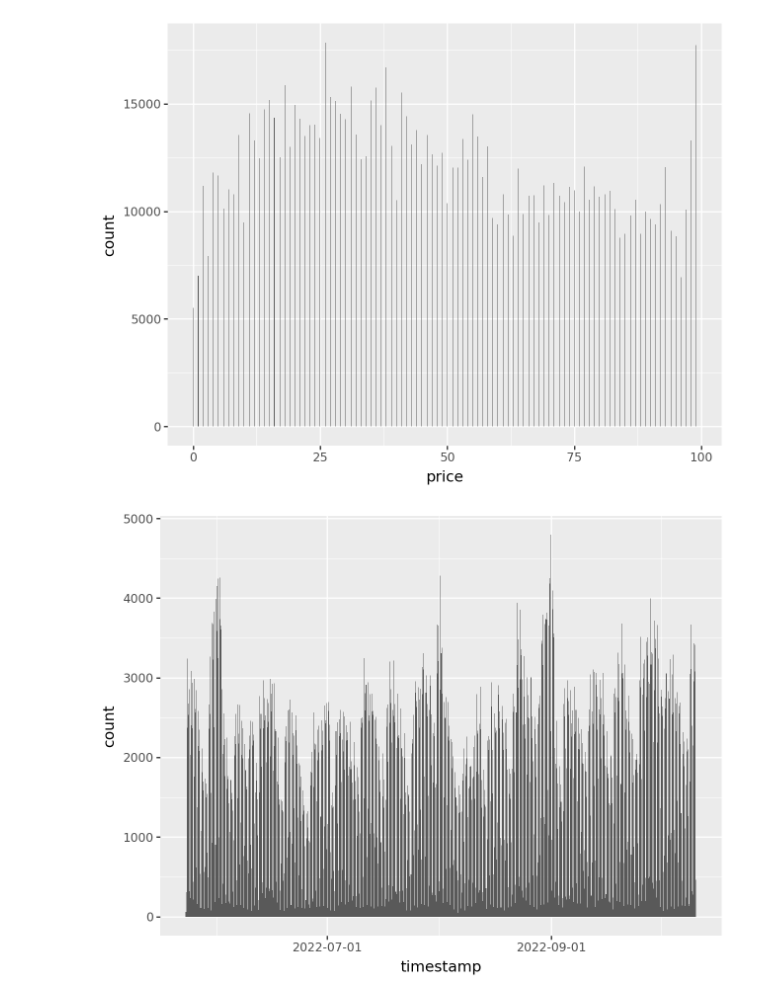
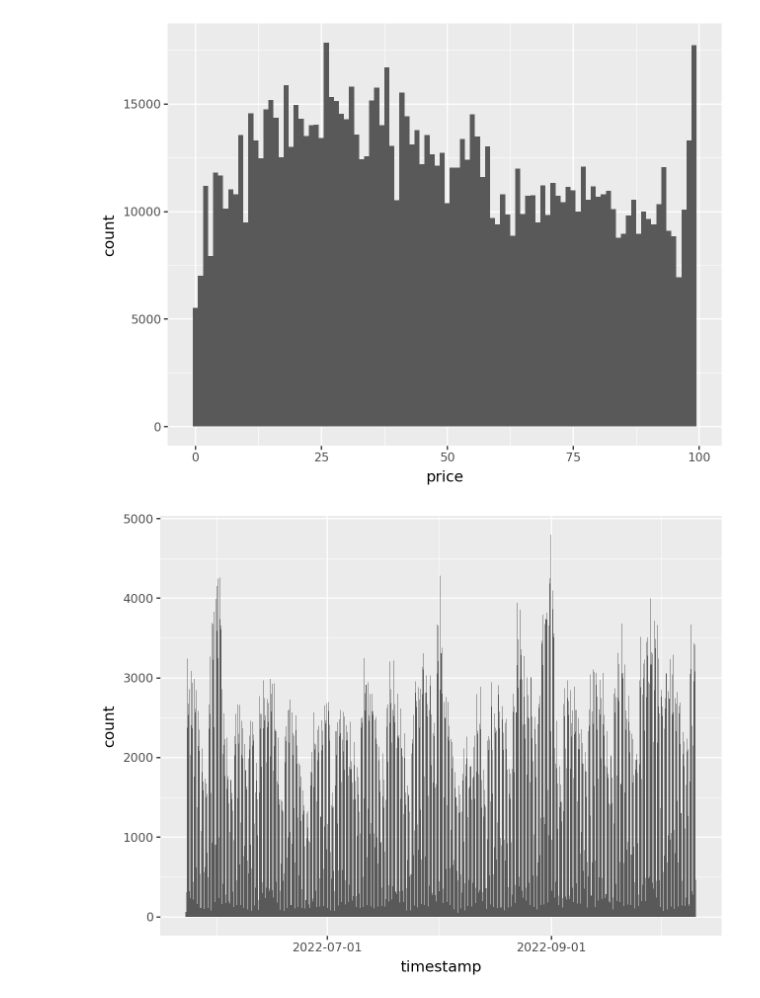
Before and after one commit to seanv507/recsys2025, a Jupyter notebook: analyse.ipynb, the cells around one changed output. Saved outputs shown, nothing was run; the diff lists cells and outputs as text; code cells hidden in the pictures.

```diff
--- a/analyse.ipynb
+++ b/analyse.ipynb
@@ -24,10 +76,2 @@ def list_int(df:pl.DataFrame,column:str):
 # %%
-dfs = {f: pl.read_parquet(f"ubc_data/{f}.parquet") for f in files}
+dfs = get_preprocessed_files(files)
-# %%
-for file in files:
-    if "timestamp" in dfs[file].columns:
-        dfs[file] = dfs[file].with_columns(pl.col("timestamp").str.to_datetime(time_unit="ms"))
-dfs["search_query"] = list_int(dfs["search_query"], "query")
-dfs["product_properties"] = list_int(dfs["product_properties"], "name")
-# %%
-dfs["search_query"] = list_int(dfs["search_query"], "query")
@@ -45,2 +77,0 @@ shape: (5, 3)
-# %%
-dfs["product_properties"] = list_int(dfs["product_properties"], "name")
@@ -96,7 +123,7 @@ add_to_cart = dfs["add_to_cart"].with_columns(action=pl.lit("add_to_cart")).join
 # %%
-p9.ggplot(dfs["product_properties"],p9.aes(x="price")) + p9.geom_histogram(bins=1000)
+p9.ggplot(dfs["product_properties"],p9.aes(x="price")) + p9.geom_histogram(bins=100)
 # %% [output]
-[figure, old version]
+[figure, new version]
 # %%
 p9.ggplot(dfs["product_buy"],p9.aes(x="timestamp")) + p9.geom_histogram(bins=1000)
 # %% [output]
```
Also changed, not shown: parts of 104 cells of this notebook, 15 other files.
